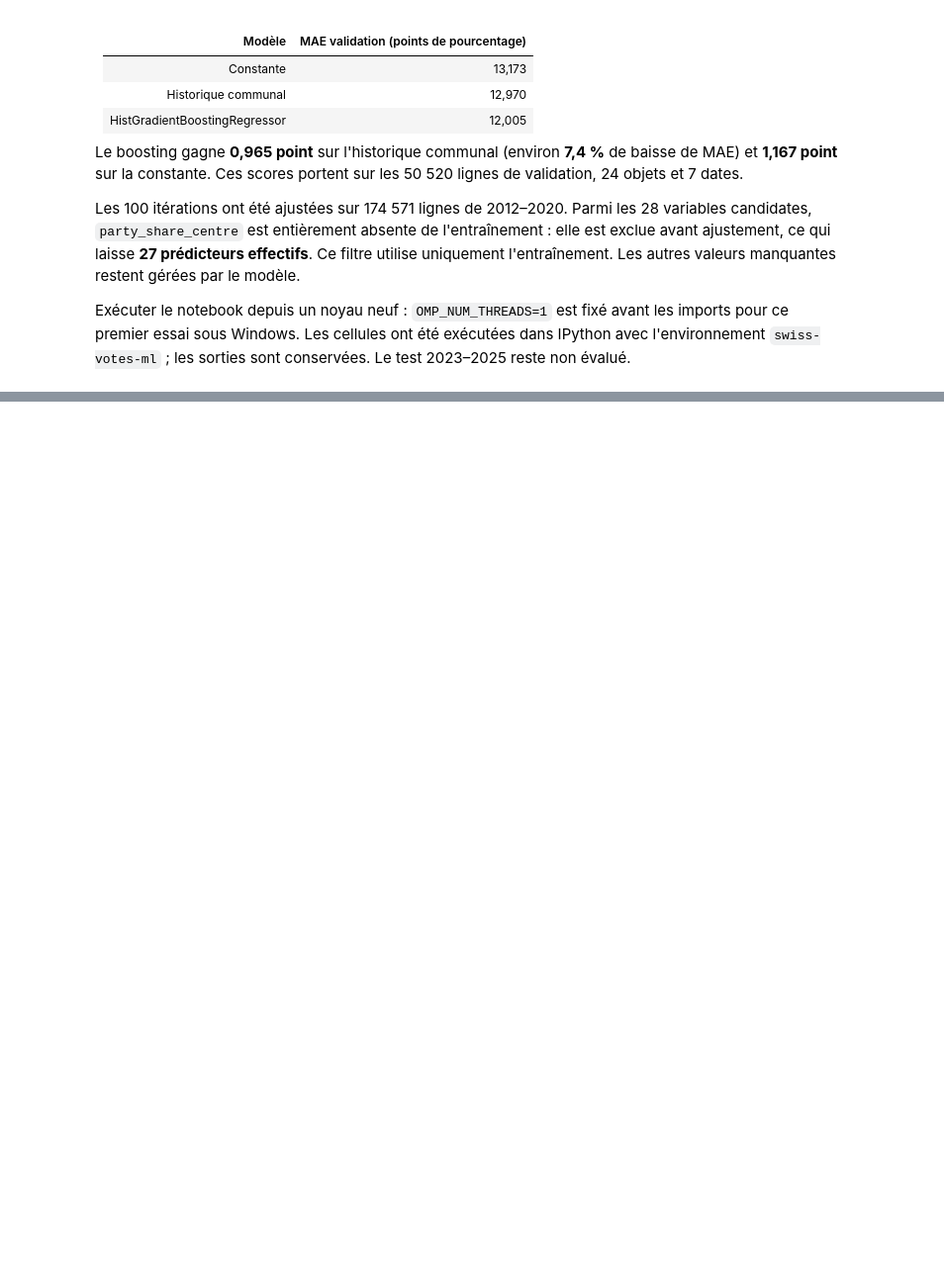
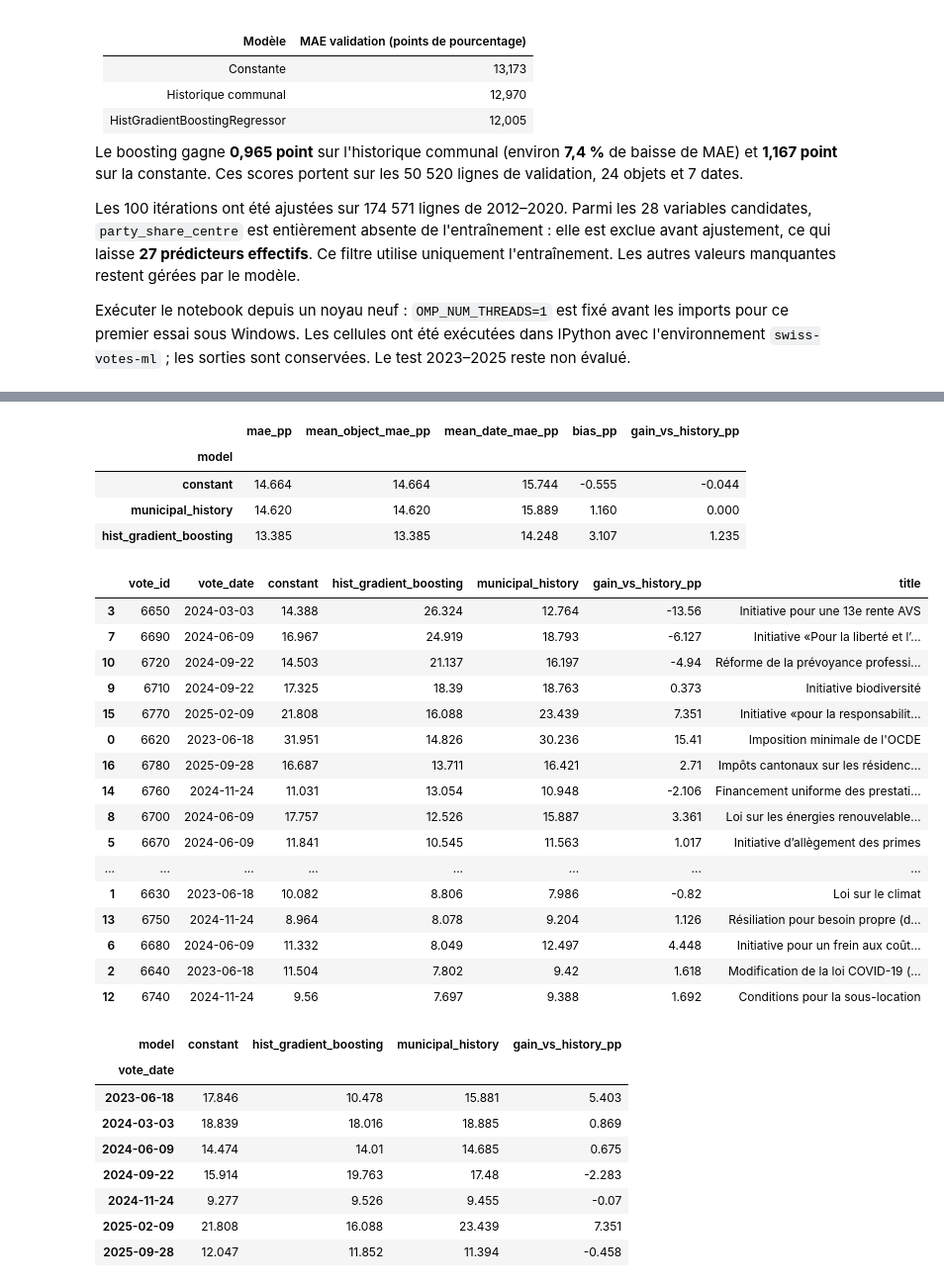
Before and after one commit to VictorGTheCoder/GML-Swiss-Voting, a Jupyter notebook: notebooks/modeling/01_hist_gradient_boosting.ipynb, the cells around one changed output, grey strips where cells are left out. Shown at 99% size. Drawn from its saved outputs; the diff is of its cells as text; code cells hidden in the pictures; blank space fills up the shorter version.

```diff
--- a/notebooks/modeling/01_hist_gradient_boosting.ipynb
+++ b/notebooks/modeling/01_hist_gradient_boosting.ipynb
@@ -475,0 +937,71 @@ Exécuter le notebook depuis un noyau neuf : `OMP_NUM_THREADS=1` est fixé avant
+# %%
+raw_test_prediction = selected["pipeline"].predict(test_matrix)
+assert np.isfinite(raw_test_prediction).all()
+test_predictions = test_data[["municipality_id", "vote_id", "vote_date", "yes_share"]].copy()
+test_predictions["constant"] = frozen_manifest["constant_prediction"]
+test_predictions["municipal_history"] = test_data.history_mean_yes.fillna(frozen_manifest["constant_prediction"])
+test_predictions["hist_gradient_boosting"] = np.clip(raw_test_prediction, 0, 1)
+test_score_rows, object_frames, date_frames = [], [], []
+for name in ["constant", "municipal_history", "hist_gradient_boosting"]:
+    errors = test_predictions[["vote_id", "vote_date"]].copy()
+    errors["error_pp"] = (test_predictions[name] - test_predictions.yes_share) * 100
+    errors["absolute_error_pp"] = errors.error_pp.abs()
+    assert errors.absolute_error_pp.notna().all()
+    by_object = errors.groupby(["vote_id", "vote_date"], as_index=False).agg(
+        mae_pp=("absolute_error_pp", "mean"), bias_pp=("error_pp", "mean"), rows=("error_pp", "size"),
+    )
+    by_date = errors.groupby("vote_date", as_index=False).absolute_error_pp.mean()
+    object_frames.append(by_object.assign(model=name))
+    date_frames.append(by_date.assign(model=name))
+    test_score_rows.append({"model": name, "mae_pp": float(errors.absolute_error_pp.mean()),
+        "mean_object_mae_pp": float(by_object.mae_pp.mean()),
+        "mean_date_mae_pp": float(by_date.absolute_error_pp.mean()),
+        "bias_pp": float(errors.error_pp.mean())})
+test_metrics = pd.DataFrame(test_score_rows).set_index("model")
+test_metrics["gain_vs_history_pp"] = test_metrics.loc["municipal_history", "mae_pp"] - test_metrics.mae_pp
+display(test_metrics.round(3))
+test_objects = pd.concat(object_frames, ignore_index=True)
+test_by_date = pd.concat(date_frames, ignore_index=True)
+object_comparison = test_objects.pivot(index=["vote_id", "vote_date"], columns="model", values="mae_pp").reset_index()
+object_comparison["gain_vs_history_pp"] = object_comparison.municipal_history - object_comparison.hist_gradient_boosting
+object_comparison["vote_id"] = object_comparison.vote_id.astype("string")
+titles = pd.read_parquet(ROOT / "data/processed/swissvotes/swissvotes_clean.parquet")[["vote_key", "titel_kurz_f"]]
+titles = titles.rename(columns={"vote_key": "vote_id", "titel_kurz_f": "title"})
+titles["vote_id"] = titles.vote_id.astype("string")
+object_comparison = object_comparison.merge(titles, on="vote_id", how="left", validate="many_to_one")
+display(object_comparison.sort_values("hist_gradient_boosting", ascending=False).round(3))
+date_comparison = test_by_date.pivot(index="vote_date", columns="model", values="absolute_error_pp")
+date_comparison["gain_vs_history_pp"] = date_comparison.municipal_history - date_comparison.hist_gradient_boosting
+display(date_comparison.round(3))
+# %% [output]
+|  | mae_pp | mean_object_mae_pp | mean_date_mae_pp | bias_pp | gain_vs_history_pp |
+| model |  |  |  |  |  |
+| constant | 14.664 | 14.664 | 15.744 | -0.555 | -0.044 |
+| municipal_history | 14.620 | 14.620 | 15.889 | 1.160 | 0.000 |
+| hist_gradient_boosting | 13.385 | 13.385 | 14.248 | 3.107 | 1.235 |
+|  | vote_id | vote_date | constant | hist_gradient_boosting | municipal_history | gain_vs_history_pp | title |
+| 3 | 6650 | 2024-03-03 | 14.388 | 26.324 | 12.764 | -13.56 | Initiative pour une 13e rente AVS |
+| 7 | 6690 | 2024-06-09 | 16.967 | 24.919 | 18.793 | -6.127 | Initiative «Pour la liberté et l’... |
+| 10 | 6720 | 2024-09-22 | 14.503 | 21.137 | 16.197 | -4.94 | Réforme de la prévoyance professi... |
+| 9 | 6710 | 2024-09-22 | 17.325 | 18.39 | 18.763 | 0.373 | Initiative biodiversité |
+| 15 | 6770 | 2025-02-09 | 21.808 | 16.088 | 23.439 | 7.351 | Initiative «pour la responsabilit... |
+| 0 | 6620 | 2023-06-18 | 31.951 | 14.826 | 30.236 | 15.41 | Imposition minimale de l'OCDE |
+| 16 | 6780 | 2025-09-28 | 16.687 | 13.711 | 16.421 | 2.71 | Impôts cantonaux sur les résidenc... |
+| 14 | 6760 | 2024-11-24 | 11.031 | 13.054 | 10.948 | -2.106 | Financement uniforme des prestati... |
+| 8 | 6700 | 2024-06-09 | 17.757 | 12.526 | 15.887 | 3.361 | Loi sur les énergies renouvelable... |
+| 5 | 6670 | 2024-06-09 | 11.841 | 10.545 | 11.563 | 1.017 | Initiative d’allègement des primes |
+| ... | ... | ... | ... | ... | ... | ... | ... |
+| 1 | 6630 | 2023-06-18 | 10.082 | 8.806 | 7.986 | -0.82 | Loi sur le climat |
+| 13 | 6750 | 2024-11-24 | 8.964 | 8.078 | 9.204 | 1.126 | Résiliation pour besoin propre (d... |
+| 6 | 6680 | 2024-06-09 | 11.332 | 8.049 | 12.497 | 4.448 | Initiative pour un frein aux coût... |
+| 2 | 6640 | 2023-06-18 | 11.504 | 7.802 | 9.42 | 1.618 | Modification de la loi COVID-19 (... |
+| 12 | 6740 | 2024-11-24 | 9.56 | 7.697 | 9.388 | 1.692 | Conditions pour la sous-location |
+| model | constant | hist_gradient_boosting | municipal_history | gain_vs_history_pp |
+| vote_date |  |  |  |  |
+| 2023-06-18 | 17.846 | 10.478 | 15.881 | 5.403 |
+| 2024-03-03 | 18.839 | 18.016 | 18.885 | 0.869 |
+| 2024-06-09 | 14.474 | 14.01 | 14.685 | 0.675 |
+| 2024-09-22 | 15.914 | 19.763 | 17.48 | -2.283 |
+| 2024-11-24 | 9.277 | 9.526 | 9.455 | -0.07 |
+| 2025-02-09 | 21.808 | 16.088 | 23.439 | 7.351 |
+| 2025-09-28 | 12.047 | 11.852 | 11.394 | -0.458 |
```
Also changed, not shown: parts of 17 cells of this notebook, 1 other file.
